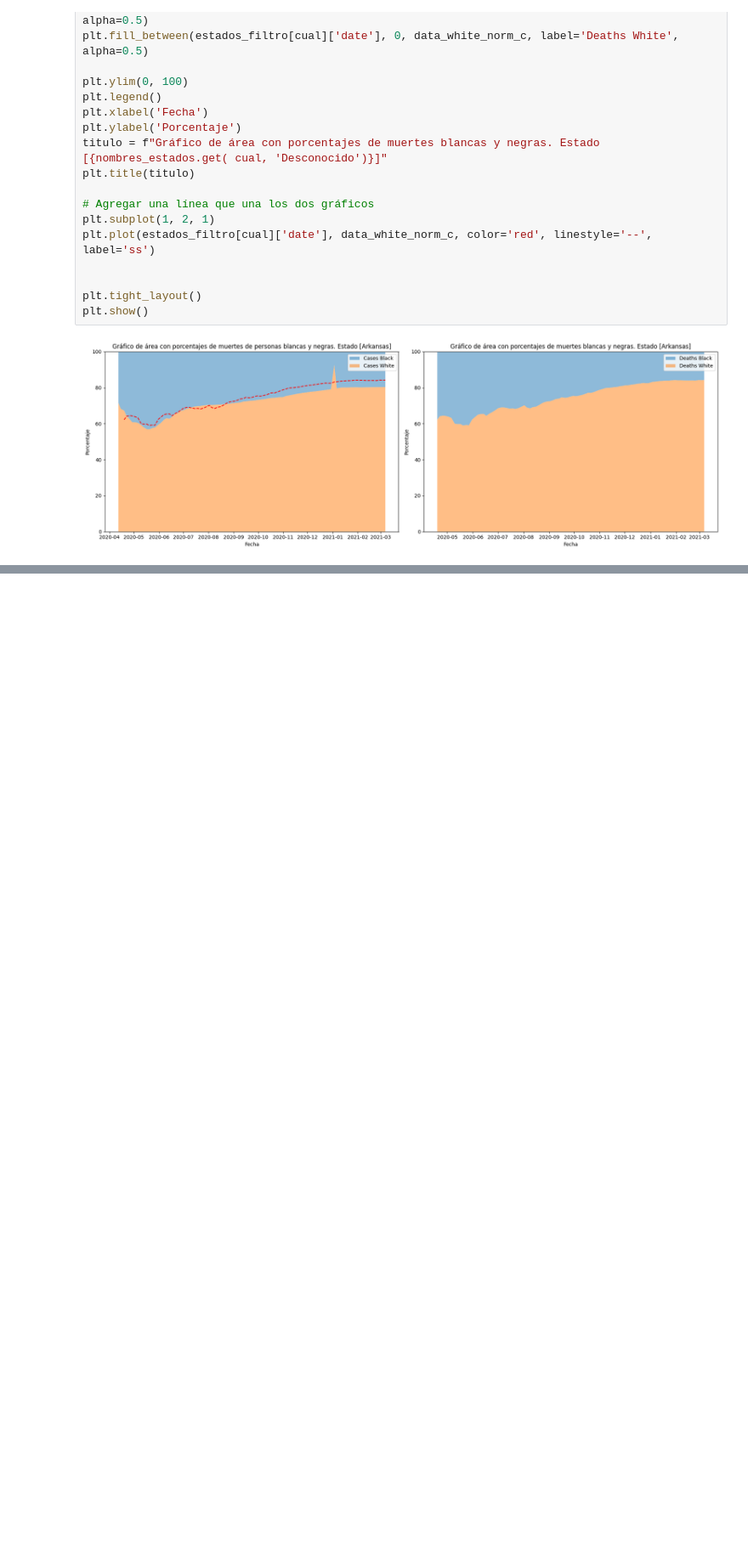
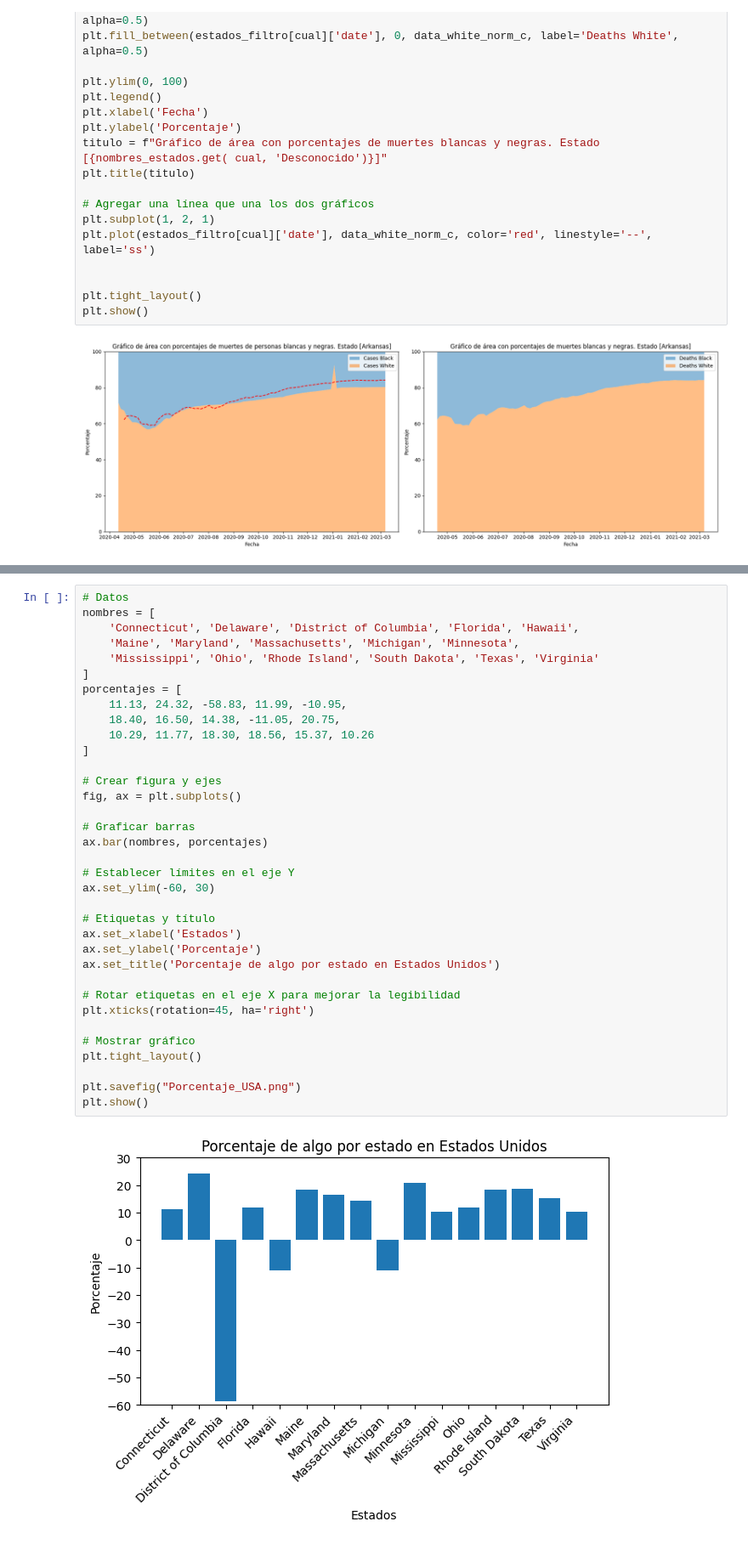
Before and after one commit to DavidBL0o0/Mineria-Solemne-1, a Jupyter notebook: Mineria_de_Datos.ipynb, the cells around one changed output, grey strips where cells are left out. Shown at 85% size. Saved outputs shown, nothing was run; the diff lists cells and outputs as text; blank space fills up the shorter version.

```diff
--- a/Mineria_de_Datos.ipynb
+++ b/Mineria_de_Datos.ipynb
@@ -271,0 +272,37 @@ ValueError: Input contains NaN.
+# %%
+# Datos
+nombres = [
+    'Connecticut', 'Delaware', 'District of Columbia', 'Florida', 'Hawaii',
+    'Maine', 'Maryland', 'Massachusetts', 'Michigan', 'Minnesota',
+    'Mississippi', 'Ohio', 'Rhode Island', 'South Dakota', 'Texas', 'Virginia'
+]
+porcentajes = [
+    11.13, 24.32, -58.83, 11.99, -10.95,
+    18.40, 16.50, 14.38, -11.05, 20.75,
+    10.29, 11.77, 18.30, 18.56, 15.37, 10.26
+]
+
+# Crear figura y ejes
+fig, ax = plt.subplots()
+
+# Graficar barras
+ax.bar(nombres, porcentajes)
+
+# Establecer límites en el eje Y
+ax.set_ylim(-60, 30)
+
+# Etiquetas y título
+ax.set_xlabel('Estados')
+ax.set_ylabel('Porcentaje')
+ax.set_title('Porcentaje de algo por estado en Estados Unidos')
+
+# Rotar etiquetas en el eje X para mejorar la legibilidad
+plt.xticks(rotation=45, ha='right')
+
+# Mostrar gráfico
+plt.tight_layout()
+
+plt.savefig("Porcentaje_USA.png")
+plt.show()
+# %% [output]
+[figure, added]
```
Also changed, not shown: parts of 2 cells of this notebook.
